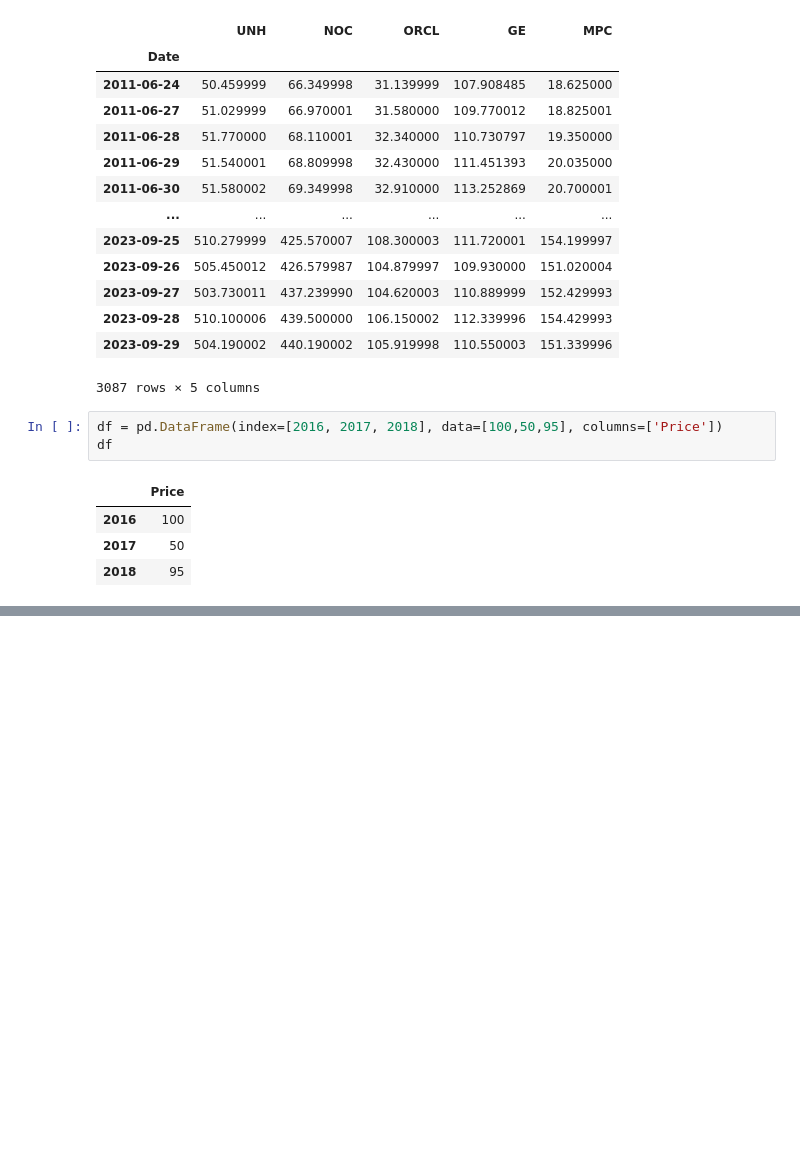
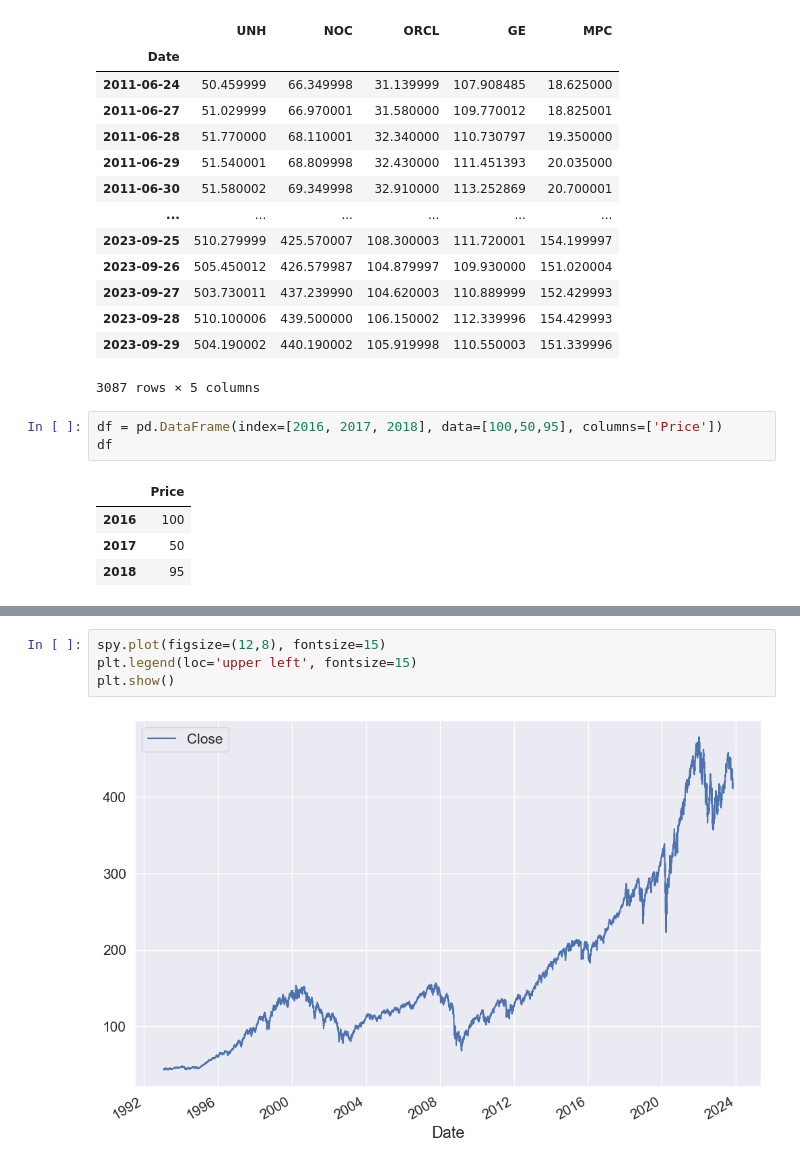
Before and after one commit to SouCode/RoboTrader, a Jupyter notebook: InMoneyTutorial2.ipynb, the cells around one changed output, grey strips where cells are left out. Cells and saved outputs as stored; diff of their text form; blank space fills up the shorter version.

Commit message:
plotting return

```diff
--- a/InMoneyTutorial2.ipynb
+++ b/InMoneyTutorial2.ipynb
@@ -242,0 +243,6 @@ spy
+# %%
+spy.plot(figsize=(12,8), fontsize=15)
+plt.legend(loc='upper left', fontsize=15)
+plt.show()
+# %% [output]
+[figure, added]
```
Also changed, not shown: parts of 14 cells of this notebook.
